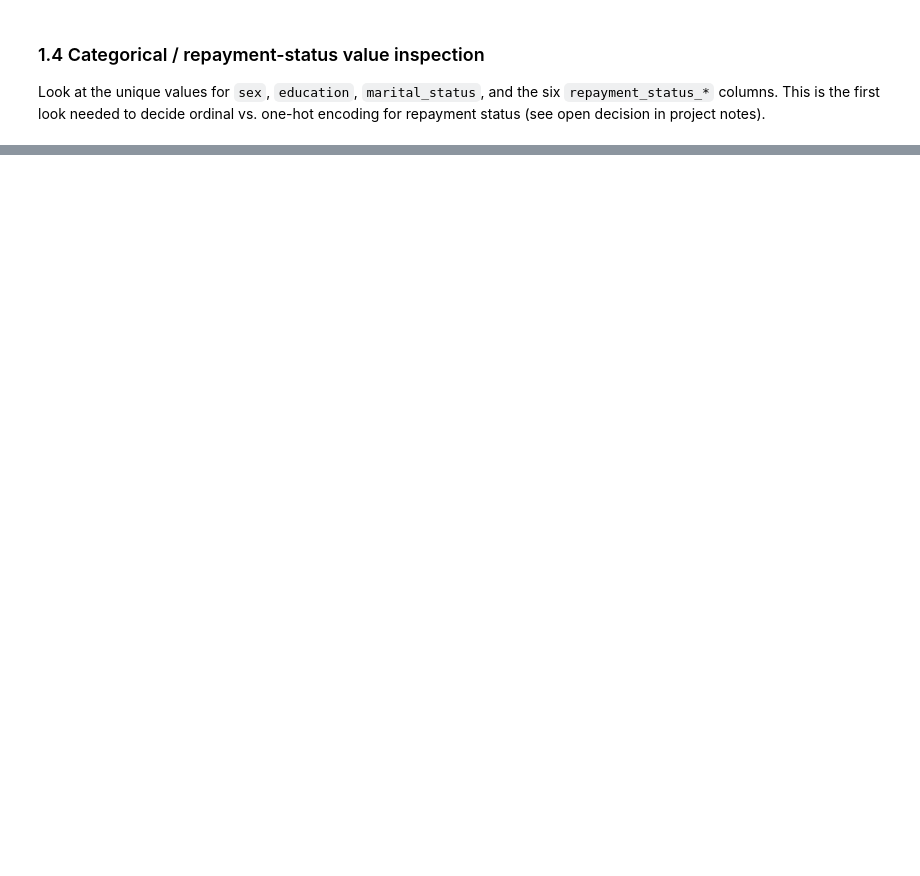
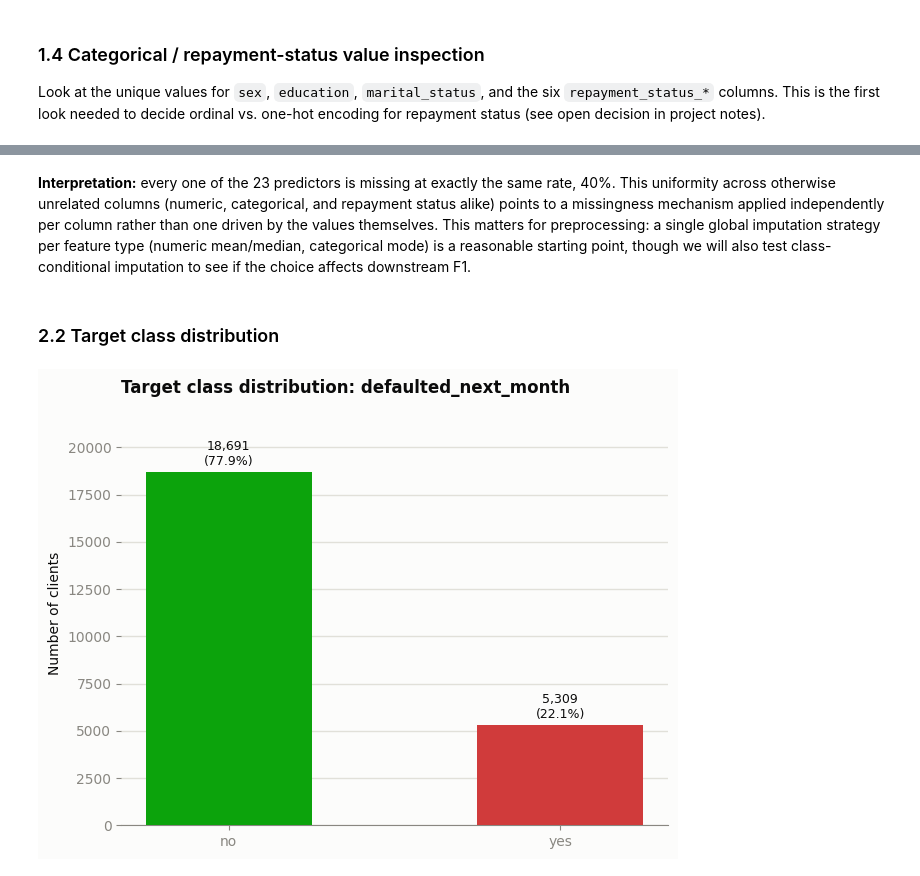
Before and after one commit to shivammtrivedi/infs4203-project, a Jupyter notebook: development.ipynb, the cells around one changed output, grey strips where cells are left out. Drawn from its saved outputs; the diff is of its cells as text; code cells hidden in the pictures; blank space fills up the shorter version.

```diff
--- a/development.ipynb
+++ b/development.ipynb
@@ -159,0 +260,28 @@ for col in categorical_cols + repayment_status_cols:
+# %% [markdown]
+**Interpretation:** every one of the 23 predictors is missing at exactly the same rate, 40%.
+This uniformity across otherwise unrelated columns (numeric, categorical, and repayment
+status alike) points to a missingness mechanism applied independently per column rather than
+one driven by the values themselves. This matters for preprocessing: a single global
+imputation strategy per feature type (numeric mean/median, categorical mode) is a reasonable
+starting point, though we will also test class-conditional imputation to see if the choice
+affects downstream F1.
+# %% [markdown]
+### 2.2 Target class distribution
+# %%
+target_counts = df[target_col].value_counts().reindex(['no', 'yes'])
+target_pct = (target_counts / target_counts.sum() * 100).round(1)
+colors = [GOOD, CRITICAL]
+
+fig, ax = plt.subplots(figsize=(6.5, 5))
+bars = ax.bar(target_counts.index, target_counts.values, color=colors, zorder=3, width=0.5)
+style_axis(ax, grid_axis='y')
+ax.set_ylabel('Number of clients')
+ax.set_title('Target class distribution: defaulted_next_month', loc='left', fontweight='bold')
+for bar, count, pct in zip(bars, target_counts.values, target_pct.values):
+    ax.text(bar.get_x() + bar.get_width() / 2, bar.get_height() + 200, f'{count:,}\n({pct}%)',
+            ha='center', va='bottom', fontsize=9, color=INK)
+ax.set_ylim(0, max(target_counts.values) * 1.2)
+fig.tight_layout()
+plt.show()
+# %% [output]
+[figure, added]
```
Also changed, not shown: parts of 17 cells of this notebook, 1 other file.
